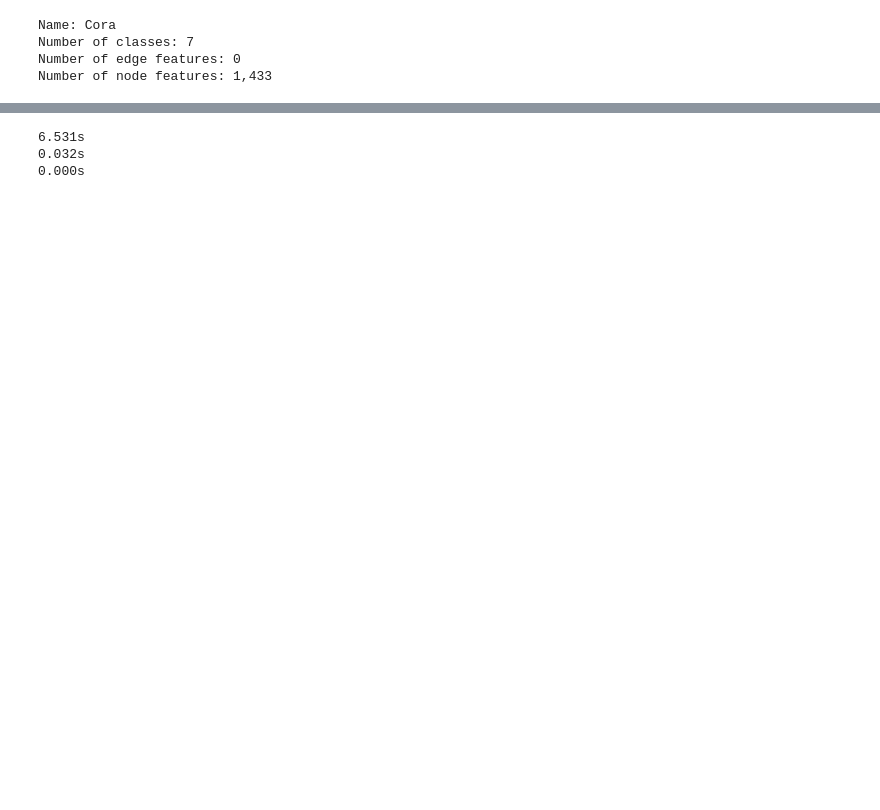
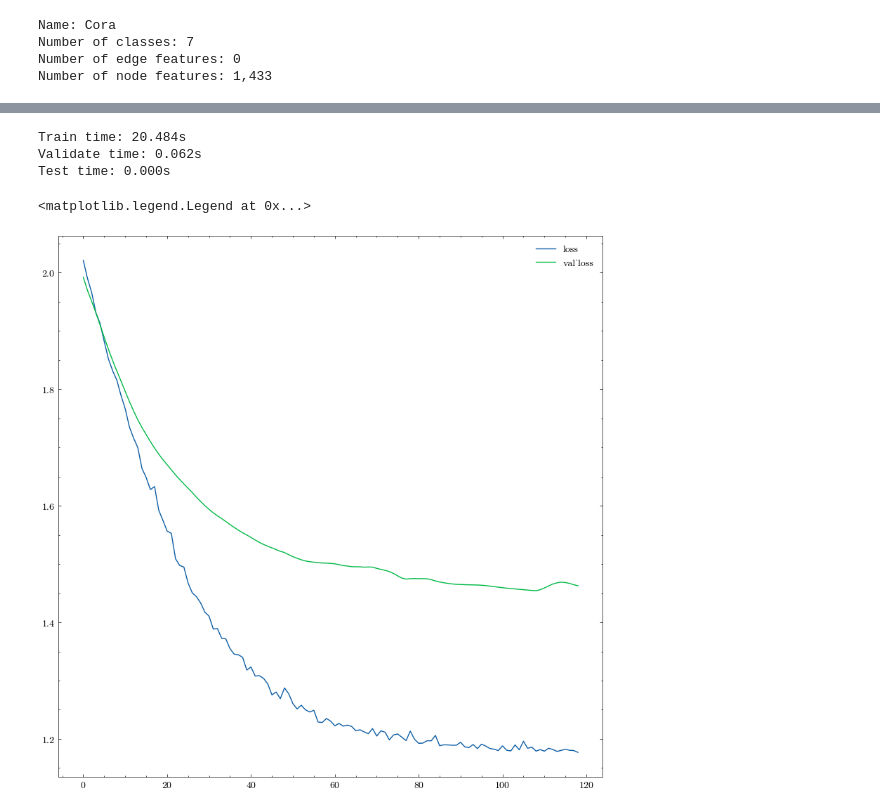
Before and after one commit to HuuAnnnn/Practice, a Jupyter notebook: Practices/Practice1.ipynb, the cells around one changed output, grey strips where cells are left out. Saved outputs shown, nothing was run; the diff lists cells and outputs as text; code cells hidden in the pictures; blank space fills up the shorter version.

Commit message:
feature: adding visulization training history

```diff
--- a/Practices/Practice1.ipynb
+++ b/Practices/Practice1.ipynb
@@ -124,11 +122,18 @@ class GCNTrainer(L.LightningModule):
     def configure_optimizers(self):
         return torch.optim.Adam(self.model.parameters(), lr=self.lr)
 # %%
-early_stop = L.callbacks.EarlyStopping(monitor="val_loss", mode="min")
-timer = L.callbacks.Timer(duration="00:12:00:00")
+early_stop = L.callbacks.EarlyStopping(monitor="val_loss", mode="min", check_on_train_epoch_end=True, patience=10)
+timer = L.callbacks.Timer()
 model_checkpoint = L.callbacks.ModelCheckpoint("./lightning_logs")
 callbacks = [early_stop, timer]
 # %%
 trainer_module = GCNTrainer(dataset.num_features, 32, dataset.num_classes, 2, 1e-3, 0.2)
-trainer = L.Trainer(callbacks=callbacks, accelerator="gpu", precision=16)
+trainer = L.Trainer(
+    accelerator="gpu",
+    precision="16-mixed",
+    max_epochs=200,
+    num_sanity_val_steps=0,
+    val_check_interval=1,
+    callbacks=callbacks,
+)
 # %% [output]
@@ -159,8 +160,18 @@ c:\Users\Admin\AppData\Local\Programs\Python\Python310\lib\site-packages\pytorch
 # %%
-print(f"{timer.time_elapsed('train'):.3f}s")
-print(f"{timer.time_elapsed('validate'):.3f}s")
-print(f"{timer.time_elapsed('test'):.3f}s")
+print(f"Train time: {timer.time_elapsed('train'):.3f}s")
+print(f"Validate time: {timer.time_elapsed('validate'):.3f}s")
+print(f"Test time: {timer.time_elapsed('test'):.3f}s")
 # %% [output]
-6.531s
-0.032s
-0.000s
+Train time: 20.484s
+Validate time: 0.062s
+Test time: 0.000s
+# %%
+plt.style.use(["science", "no-latex"])
+plt.figure(figsize=(10, 10))
+
+plt.plot(range(trainer_module.current_epoch), trainer_module.history["loss"])
+plt.plot(range(trainer_module.current_epoch), trainer_module.history["val_loss"])
+plt.legend(["loss", "val_loss"])
+# %% [output]
+<matplotlib.legend.Legend at 0x...>
+[figure, added]
```
Also changed, not shown: parts of 8 cells of this notebook.
